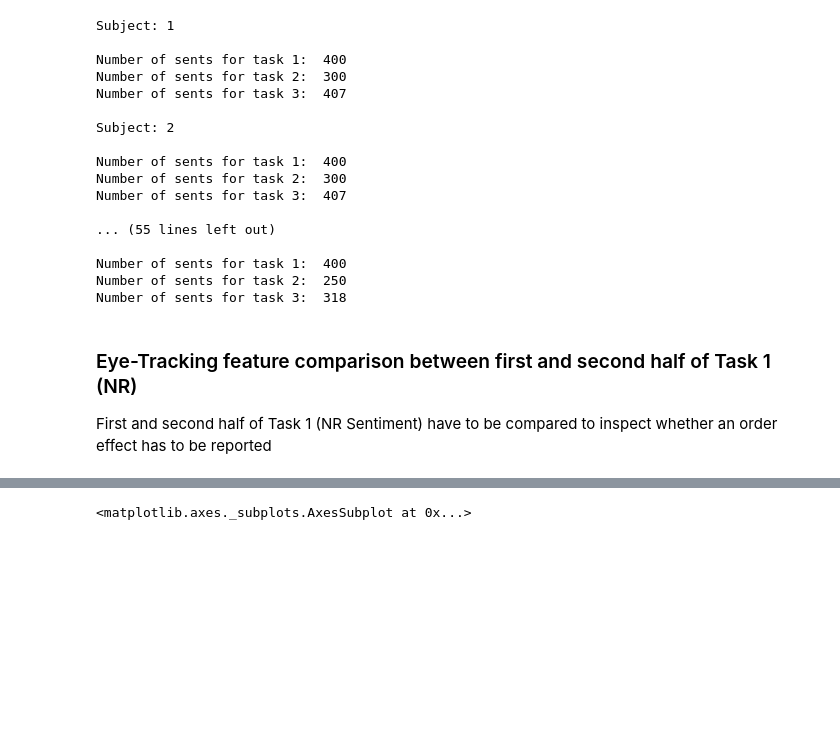
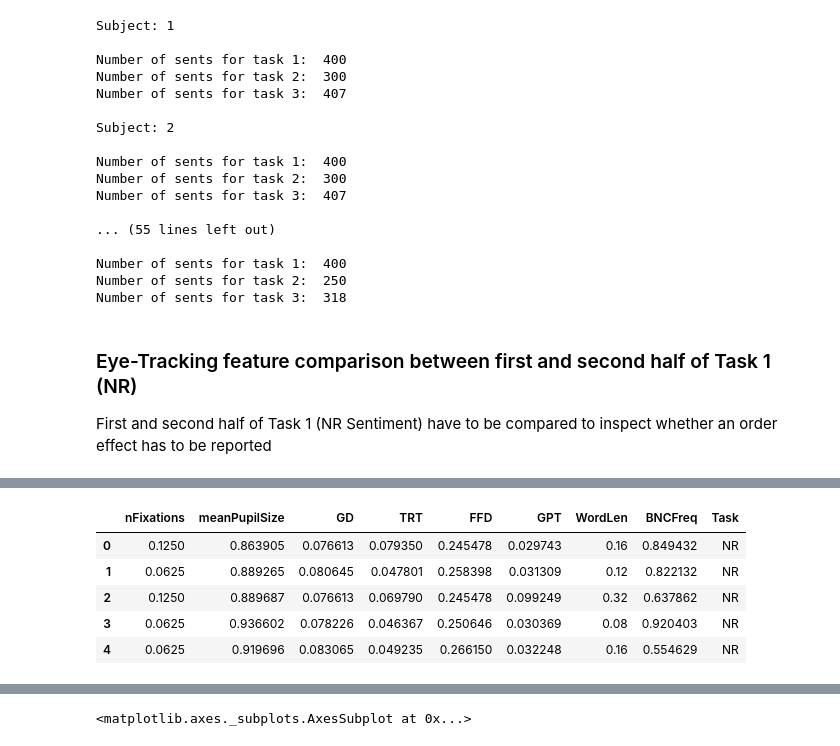
Before and after one commit to PosoSAgapo/NER-with-EEG-and-ET, a Jupyter notebook: data_exploration.ipynb, the cells around one changed output, grey strips where cells are left out. Cells and saved outputs as stored; diff of their text form; code cells hidden in the pictures; blank space fills up the shorter version.

```diff
--- a/data_exploration.ipynb
+++ b/data_exploration.ipynb
@@ -109,0 +145,9 @@ corr_mat(compute_allvals(sbjs_t1_et, features='ET'), features='ET', heatmap=Fals
+# %%
+all_sbjs_both_tasks_et_word.head()
+# %% [output]
+|  | nFixations | meanPupilSize | GD | TRT | FFD | GPT | WordLen | BNCFreq | Task |
+| 0 | 0.1250 | 0.863905 | 0.076613 | 0.079350 | 0.245478 | 0.029743 | 0.16 | 0.849432 | NR |
+| 1 | 0.0625 | 0.889265 | 0.080645 | 0.047801 | 0.258398 | 0.031309 | 0.12 | 0.822132 | NR |
+| 2 | 0.1250 | 0.889687 | 0.076613 | 0.069790 | 0.245478 | 0.099249 | 0.32 | 0.637862 | NR |
+| 3 | 0.0625 | 0.936602 | 0.078226 | 0.046367 | 0.250646 | 0.030369 | 0.08 | 0.920403 | NR |
+| 4 | 0.0625 | 0.919696 | 0.083065 | 0.049235 | 0.266150 | 0.032248 | 0.16 | 0.554629 | NR |
```
Also changed, not shown: parts of 17 cells of this notebook, 6 other files.
